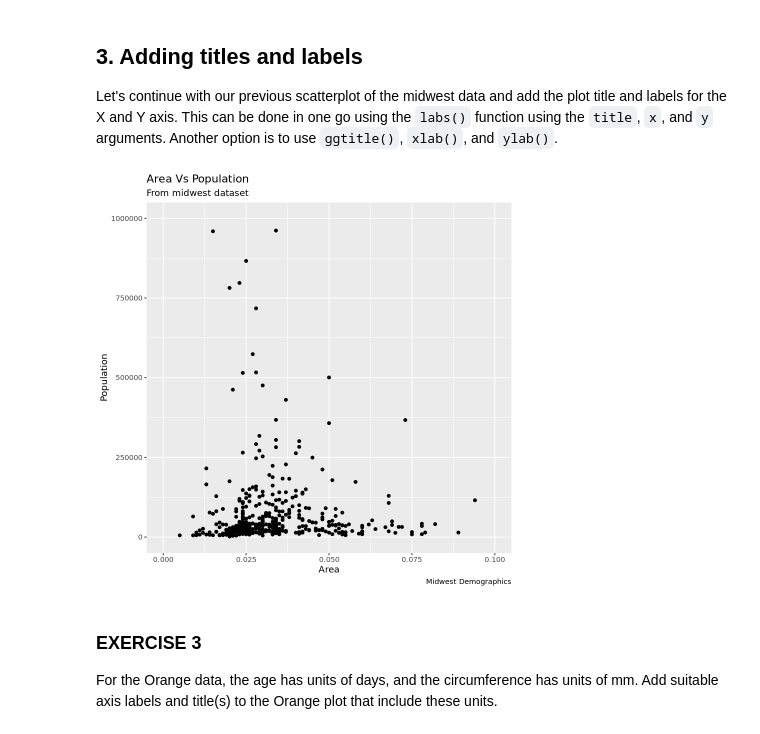
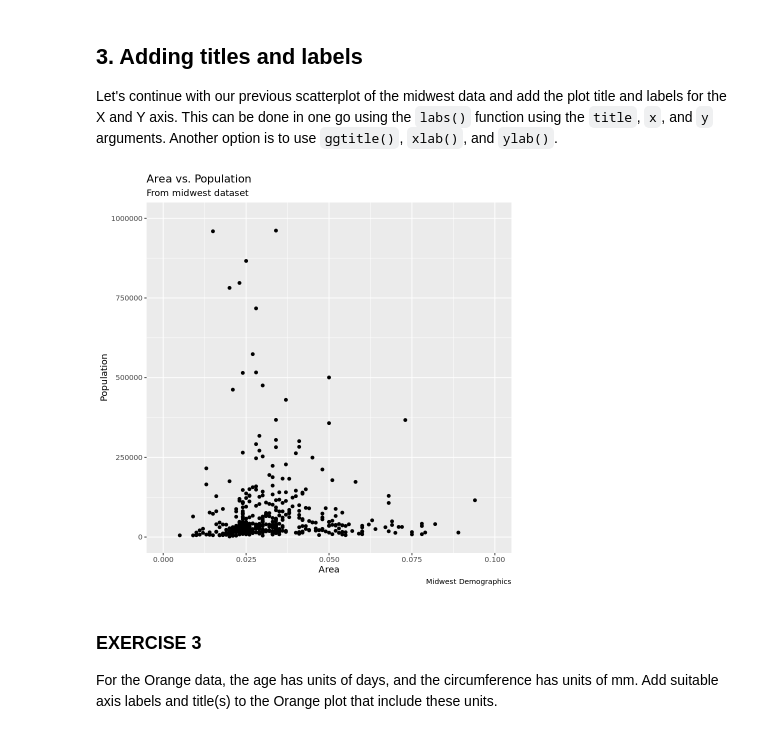
Before and after one commit to ageller/IntroToRggplot2, a Jupyter notebook: IntroToRggplot2_solutions.ipynb, the cells around one changed output. Saved outputs shown, nothing was run; the diff lists cells and outputs as text; code cells hidden in the pictures.

```diff
--- a/IntroToRggplot2_solutions.ipynb
+++ b/IntroToRggplot2_solutions.ipynb
@@ -247,22 +244,22 @@ Let's continue with our previous scatterplot of the midwest data and add the plo
 # %%
 ggplot(midwest, aes(x=area, y=poptotal)) +
     geom_point() +
     coord_cartesian(xlim=c(0,0.1), ylim=c(0, 1000000))  + # zooms in
 # Add Title and Labels (choose one option below and leave the other commented out)
 # either using labs
     labs(
-        title="Area Vs Population",
+        title="Area vs. Population",
         subtitle="From midwest dataset",
         y="Population",
         x="Area",
         caption="Midwest Demographics"
     )
 # or
-    # ggtitle("Area Vs Population",  subtitle="From midwest dataset") +
+    # ggtitle("Area vs. Population",  subtitle="From midwest dataset") +
     # xlab("Area") +
     # ylab("Population")
 # %% [output]
-[figure, old version]
+[figure, new version]
 # %% [markdown]
 ### EXERCISE 3
 
```
Also changed, not shown: parts of 32 cells of this notebook, 2 other files.
